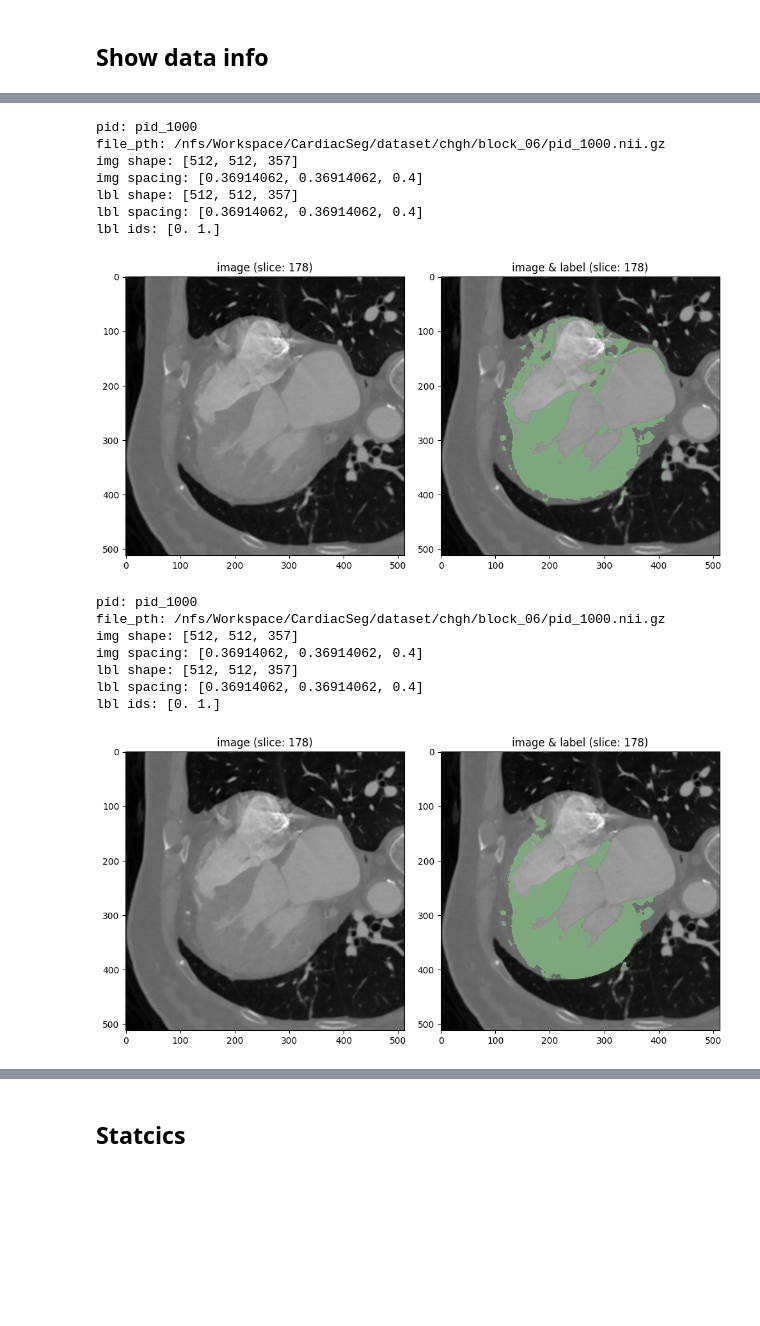
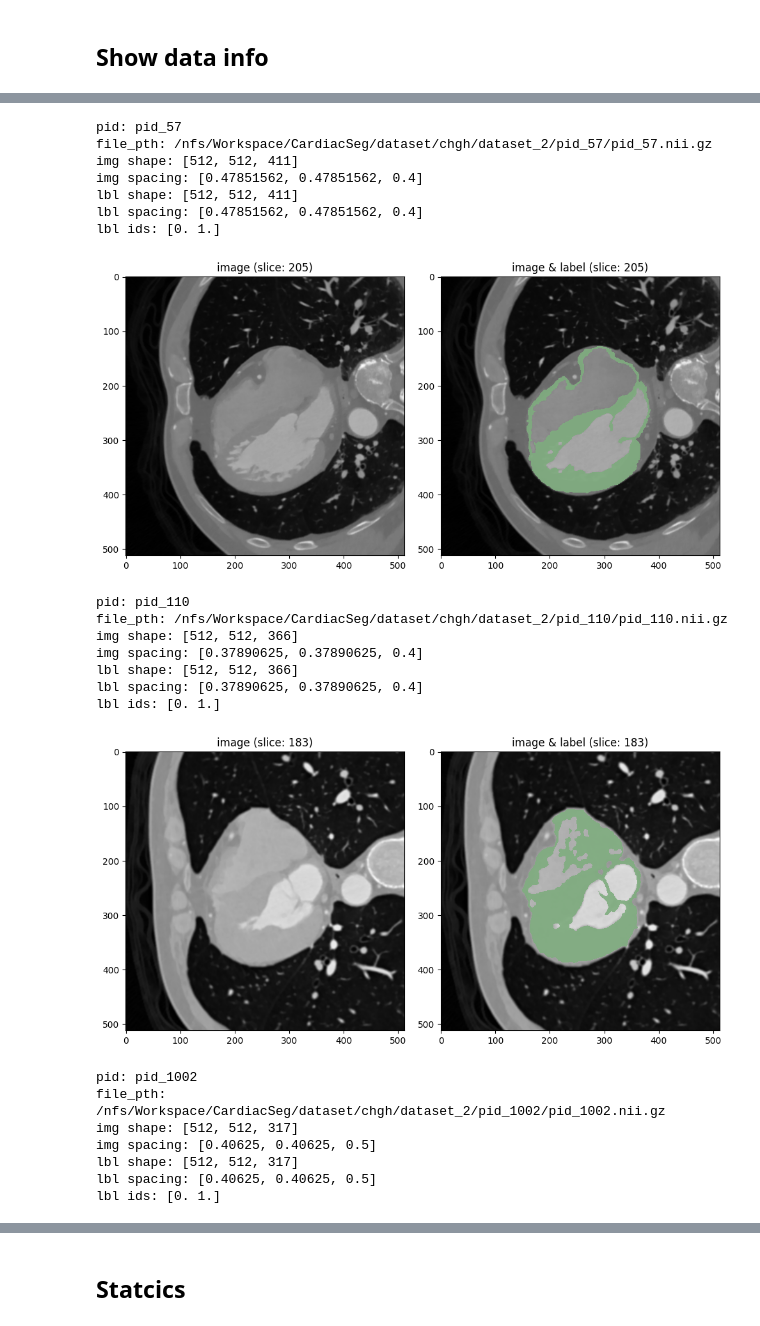
Before and after one commit to conflick0/CardiacSeg, a Jupyter notebook: exps/edas/chgh.ipynb, the cells around one changed output, grey strips where cells are left out. Cells and saved outputs as stored; diff of their text form; code cells hidden in the pictures; blank space fills up the shorter version.

```diff
--- a/exps/edas/chgh.ipynb
+++ b/exps/edas/chgh.ipynb
@@ -94,0 +77,4 @@ data_dicts = data_dicts[:-2]
+# %%
+data_dicts_json =  '/nfs/Workspace/CardiacSeg/dataset/chgh/data_dicts/exp_2_2.json'
+data_dir = '/nfs/Workspace/CardiacSeg/dataset/chgh/dataset_2'
+tr_ds, val_ds, tt_ds = load_data_dict_json(data_dir, data_dicts_json)
@@ -95,5 +86,5 @@ data_dicts = data_dicts[:-2]
 # %% [markdown]
 ## Show data info
 # %%
-data_info_df = get_data_info(data_dicts)
+data_info_df = get_data_info(tr_ds)
 # %% [output]
@@ -116,16 +107,23 @@ lbl ids: [0. 1.]
-pid: pid_1000
-file_pth: /nfs/Workspace/CardiacSeg/dataset/chgh/block_06/pid_1000.nii.gz
-img shape: [512, 512, 357]
-img spacing: [0.36914062, 0.36914062, 0.4]
-lbl shape: [512, 512, 357]
-lbl spacing: [0.36914062, 0.36914062, 0.4]
+pid: pid_57
+file_pth: /nfs/Workspace/CardiacSeg/dataset/chgh/dataset_2/pid_57/pid_57.nii.gz
+img shape: [512, 512, 411]
+img spacing: [0.47851562, 0.47851562, 0.4]
+lbl shape: [512, 512, 411]
+lbl spacing: [0.47851562, 0.47851562, 0.4]
 lbl ids: [0. 1.]
-[figure, old version]
+[figure, new version]
-pid: pid_1000
-file_pth: /nfs/Workspace/CardiacSeg/dataset/chgh/block_06/pid_1000.nii.gz
-img shape: [512, 512, 357]
-img spacing: [0.36914062, 0.36914062, 0.4]
-lbl shape: [512, 512, 357]
-lbl spacing: [0.36914062, 0.36914062, 0.4]
+pid: pid_110
+file_pth: /nfs/Workspace/CardiacSeg/dataset/chgh/dataset_2/pid_110/pid_110.nii.gz
+img shape: [512, 512, 366]
+img spacing: [0.37890625, 0.37890625, 0.4]
+lbl shape: [512, 512, 366]
+lbl spacing: [0.37890625, 0.37890625, 0.4]
 lbl ids: [0. 1.]
-[figure, old version]
+[figure, new version]
+pid: pid_1002
+file_pth: /nfs/Workspace/CardiacSeg/dataset/chgh/dataset_2/pid_1002/pid_1002.nii.gz
+img shape: [512, 512, 317]
+img spacing: [0.40625, 0.40625, 0.5]
+lbl shape: [512, 512, 317]
+lbl spacing: [0.40625, 0.40625, 0.5]
+lbl ids: [0. 1.]
```
Also changed, not shown: parts of 24 cells of this notebook, 1 other file.
